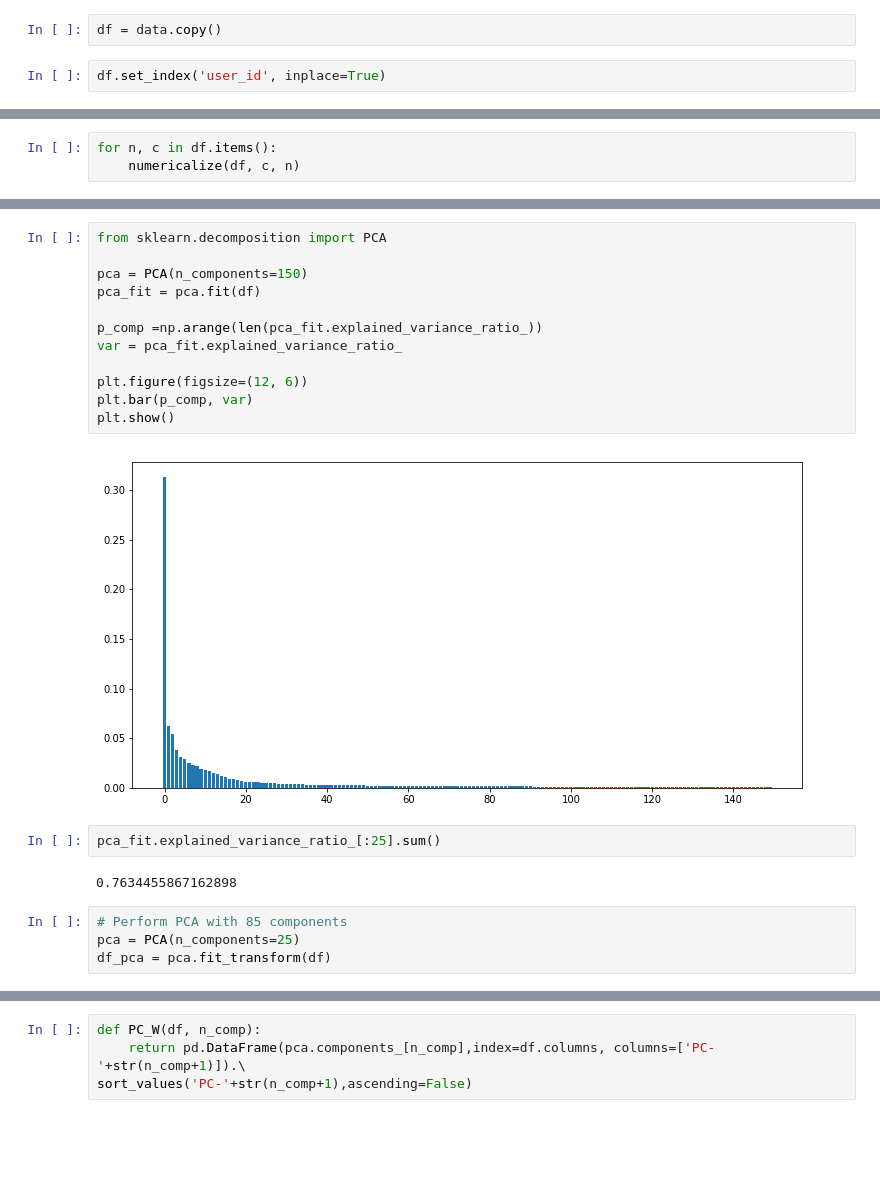
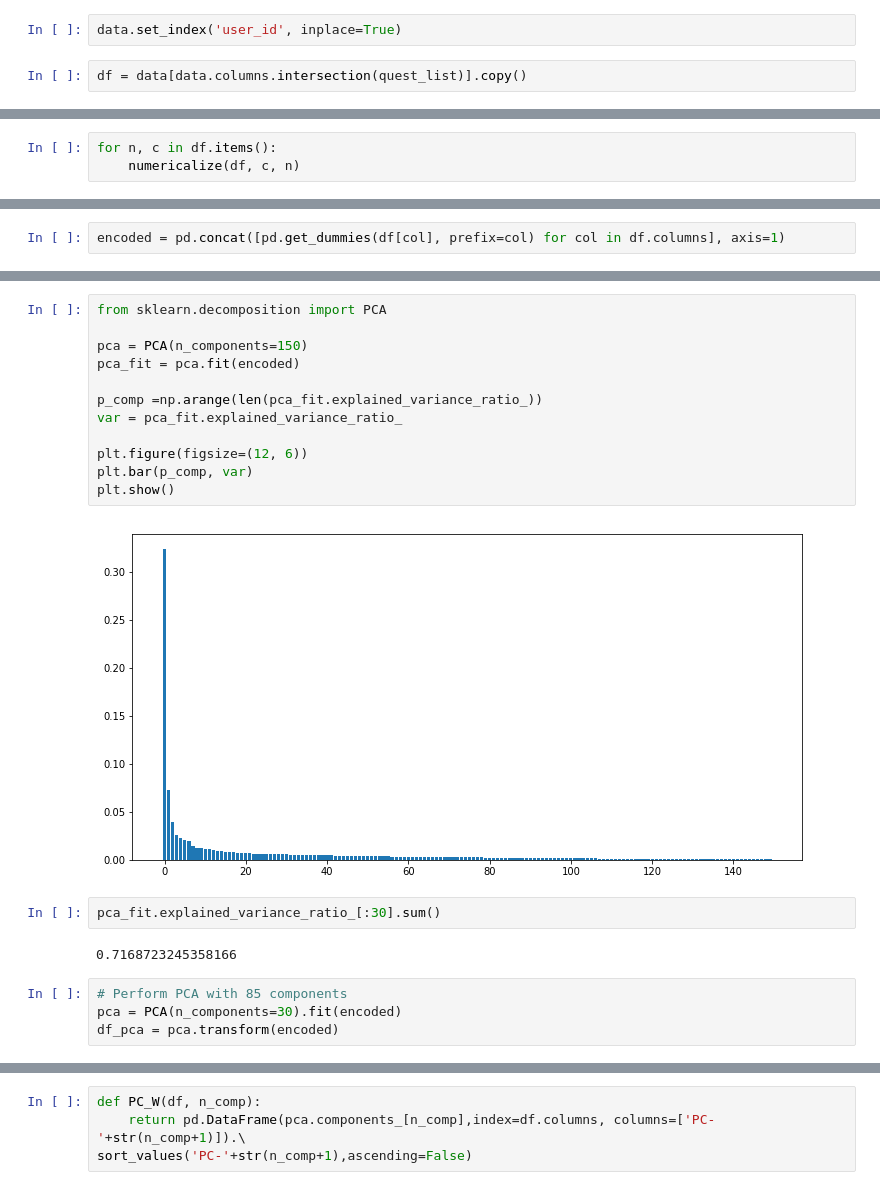
Before and after one commit to waficf/Kaggle_Competitions, a Jupyter notebook: my_say.ipynb, the cells around one changed output, grey strips where cells are left out. Saved outputs shown, nothing was run; the diff lists cells and outputs as text; blank space fills up the shorter version.

```diff
--- a/my_say.ipynb
+++ b/my_say.ipynb
@@ -40,7 +44,7 @@ df_q = pd.read_csv('/Users/wafic/Downloads/data/my_say/Questions_Answers.csv')
+# %%
+data.set_index('user_id', inplace=True)
 # %%
-df = data.copy()
+df = data[data.columns.intersection(quest_list)].copy()
-# %%
-df.set_index('user_id', inplace=True)
 # %%
 for col in df.columns:
     df[col] = df[col].astype('category')
@@ -65,0 +70,2 @@ df.head()
+# %%
+encoded = pd.concat([pd.get_dummies(df[col], prefix=col) for col in df.columns], axis=1)
@@ -66,25 +83,25 @@ df.head()
 # %%
 from sklearn.decomposition import PCA
 
 pca = PCA(n_components=150)
-pca_fit = pca.fit(df)
+pca_fit = pca.fit(encoded)
 
 p_comp =np.arange(len(pca_fit.explained_variance_ratio_))
 var = pca_fit.explained_variance_ratio_
 
 plt.figure(figsize=(12, 6))
 plt.bar(p_comp, var)
 plt.show()
 # %% [output]
-[figure, old version]
+[figure, new version]
 # %%
-pca_fit.explained_variance_ratio_[:25].sum()
+pca_fit.explained_variance_ratio_[:30].sum()
 # %% [output]
-0.7634455867162898
+0.7168723245358166
 # %%
 # Perform PCA with 85 components
-pca = PCA(n_components=25)
-df_pca = pca.fit_transform(df)
+pca = PCA(n_components=30).fit(encoded)
+df_pca = pca.transform(encoded)
 # %%
 df_pca.shape
 # %% [output]
```
Also changed, not shown: parts of 30 cells of this notebook, 1 other file.
